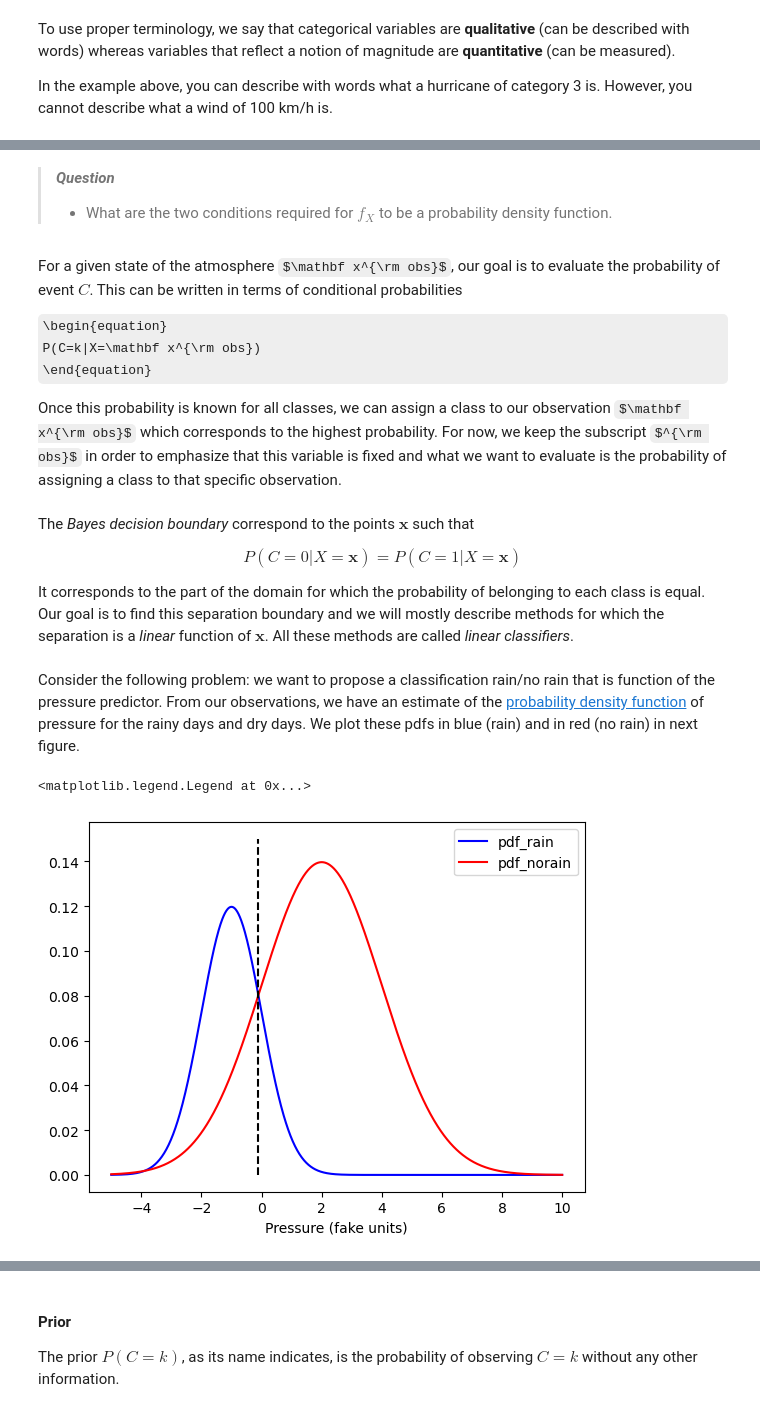
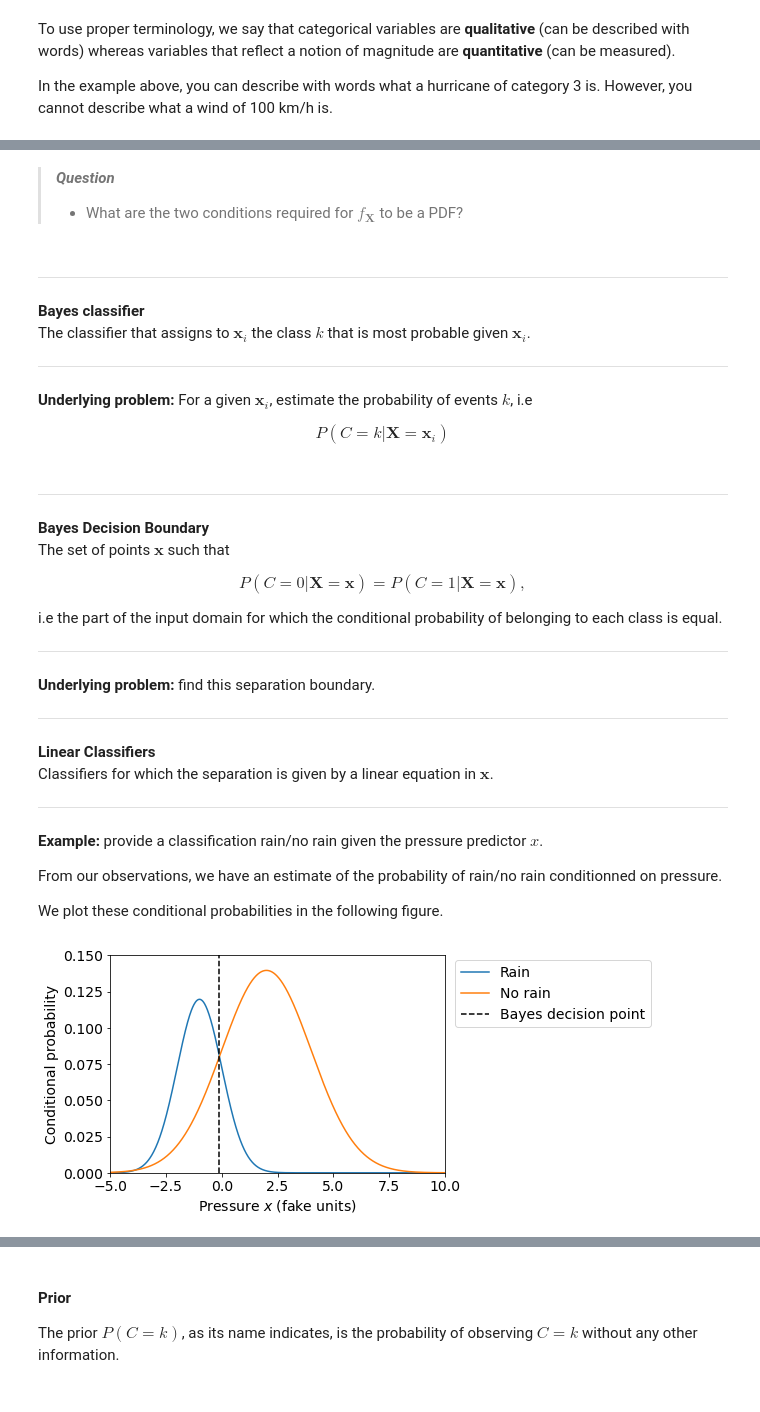
Before and after one commit to Pchambet/ml4climate, a Jupyter notebook: book/notebooks/06_classification_generative.ipynb, the cells around one changed output, grey strips where cells are left out. Drawn from its saved outputs; the diff is of its cells as text; code cells hidden in the pictures; some formulas as TeX source.

```diff
--- a/book/notebooks/06_classification_generative.ipynb
+++ b/book/notebooks/06_classification_generative.ipynb
@@ -75,49 +115,79 @@ to observe either event $k=0$ or $k=1$.
 # %% [markdown]
 > ***Question***
-> - What are the two conditions required for $f_X$ to be a probability density function.
+> - What are the two conditions required for $f_\boldsymbol{X}$ to be a PDF?
 # %% [markdown]
-For a given state of the atmosphere $\mathbf x^{\rm obs}$, our goal is to evaluate the probability of event $C$. This can be written in terms of conditional probabilities
+<hr>
+
+**Bayes classifier**
+<br>
+The classifier that assigns to $\boldsymbol{x}_i$ the class $k$ that is most probable given $\boldsymbol{x}_i$.
+
+<hr>
+
+**Underlying problem:** For a given $\boldsymbol{x}_i$, estimate the probability of events $k$, i.e
 
 \begin{equation}
-P(C=k|X=\mathbf x^{\rm obs})
+    P(C = k | \boldsymbol{X} = \boldsymbol{x}_i)
 \end{equation}
-
-Once this probability is known for all classes, we can assign a class to our observation $\mathbf x^{\rm obs}$ which corresponds to the highest probability. For now, we keep the subscript $^{\rm obs}$ in order to emphasize that this variable is fixed and what we want to evaluate is the probability of assigning a class to that specific observation.
 # %% [markdown]
-The *Bayes decision boundary* correspond to the points $\mathbf x$ such that
+<hr>
+
+**Bayes Decision Boundary**
+<br>
+The set of points $\boldsymbol{x}$ such that
 
 \begin{equation}
-P(C=0|X=\mathbf x) = P(C=1|X=\mathbf x)
+    P(C = 0 | \boldsymbol X = \boldsymbol{x}) = P(C = 1 | \boldsymbol X = \boldsymbol x),
 \end{equation}
 
-It corresponds to the part of the domain for which the probability of belonging to each class is equal. Our goal is to find this separation boundary and we will mostly describe methods for which the separation is a *linear* function of $\mathbf x$. All these methods are called *linear classifiers*.
+i.e the part of the input domain for which the conditional probability of belonging to each class is equal.
+
+<hr>
+
+**Underlying problem:** find this separation boundary.
+
+<hr>
+
+**Linear Classifiers**
+<br>
+Classifiers for which the separation is given by a linear equation in $\boldsymbol x$.
+
+<hr>
 # %% [markdown]
-Consider the following problem: we want to propose a classification rain/no rain that is function of the pressure predictor. From our observations, we have an estimate of the [probability density function](https://en.wikipedia.org/wiki/Probability_density_function) of pressure for the rainy days and dry days. We plot these pdfs in blue (rain) and in red (no rain) in next figure.
+**Example:** provide a classification rain/no rain given the pressure predictor $x$.
+
+From our observations, we have an estimate of the probability of rain/no rain conditionned on pressure.
+
+We plot these conditional probabilities in the following figure.
 # %%
 import numpy as np
 import matplotlib.pyplot as plt
+plt.rc('font', size=14)
 
 # figure inspired from https://www.astroml.org/book_figures/chapter9/fig_bayes_DB.html
 def gaussian(x, mu, sigma):
-  return 1/(np.sqrt(2*np.pi)*sigma)*np.exp(-((x - mu)/sigma)**2/2)
+  return 1 / (np.sqrt(2 * np.pi) * sigma) * np.exp(-((x - mu) / sigma)**2 / 2)
 
-pressure = np.linspace(-5,10,1000) # pressure distribution (fake units)
+pressure = np.linspace(-5, 10, 1000) # pressure distribution (fake units)
 
 p_rain = 0.3  # probability that it is raining
-p_norain = 1 - p_rain # probability that it is not raining
+p_norain = 1 - p_rain  # probability that it is not raining
 
-pdf_rain   = p_rain*gaussian(pressure,-1,1)
-pdf_norain = p_norain*gaussian(pressure,2,2)
+pdf_rain   = p_rain * gaussian(pressure, -1, 1)
+pdf_norain = p_norain * gaussian(pressure, 2, 2)
 
 pressure_bayes = pressure[np.where(pdf_rain > pdf_norain)][-1]
+ylim = [0, 0.15]
 
-plt.plot(pressure,pdf_rain, 'b', label='pdf_rain')
-plt.plot(pressure,pdf_norain, 'r', label='pdf_norain')
-plt.plot([pressure_bayes, pressure_bayes], [0,0.15], 'k--')
+plt.plot(pressure, pdf_rain, label='Rain')
+plt.plot(pressure, pdf_norain, label='No rain')
+plt.plot([pressure_bayes, pressure_bayes], ylim, 'k--', label='Bayes decision point')
 
-plt.xlabel('Pressure (fake units)')
-plt.legend()
+plt.xlabel('Pressure $x$ (fake units)')
+plt.ylabel('Conditional probability')
+plt.xlim(pressure[[0, -1]])
+plt.ylim(ylim)
+_ = plt.legend(loc=[1.03, 0.67])
 # %% [output]
-<matplotlib.legend.Legend at 0x...>
-[figure, old version]
+[figure, new version]
 # %% [markdown]
```
Also changed, not shown: parts of 16 cells of this notebook.
